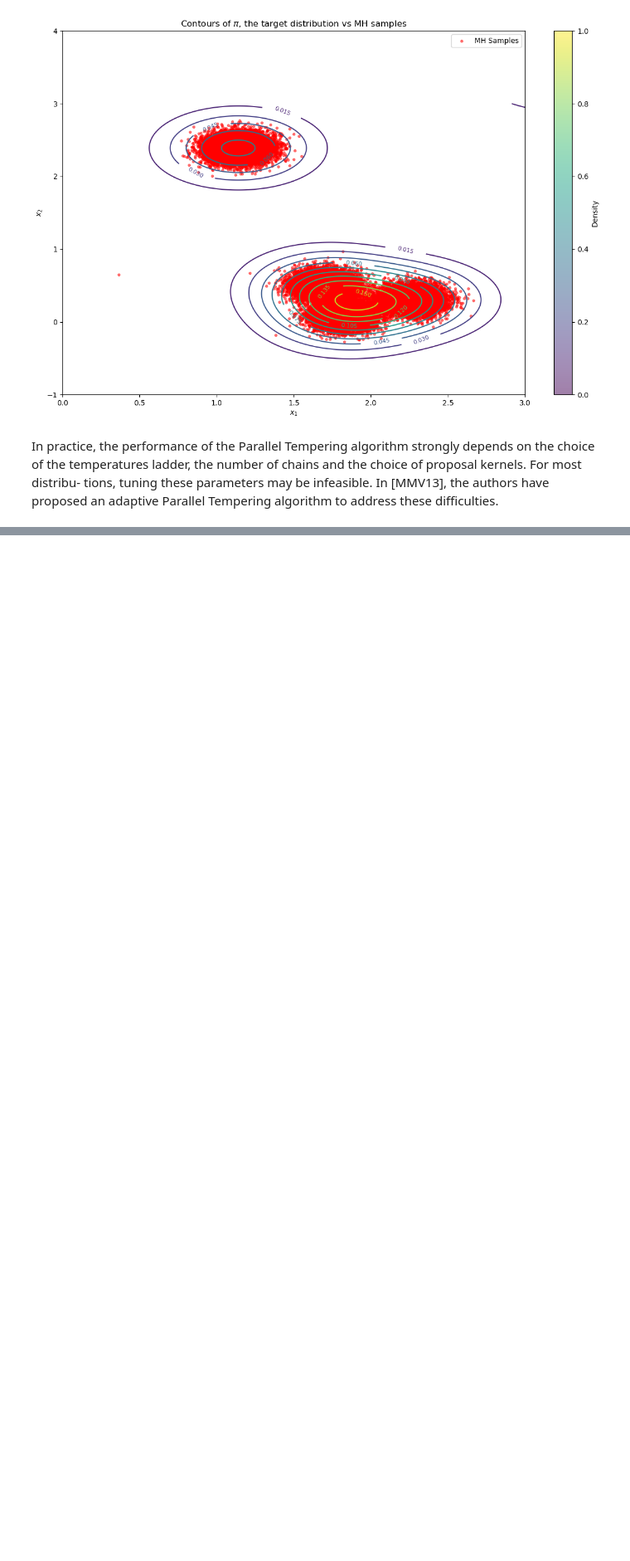
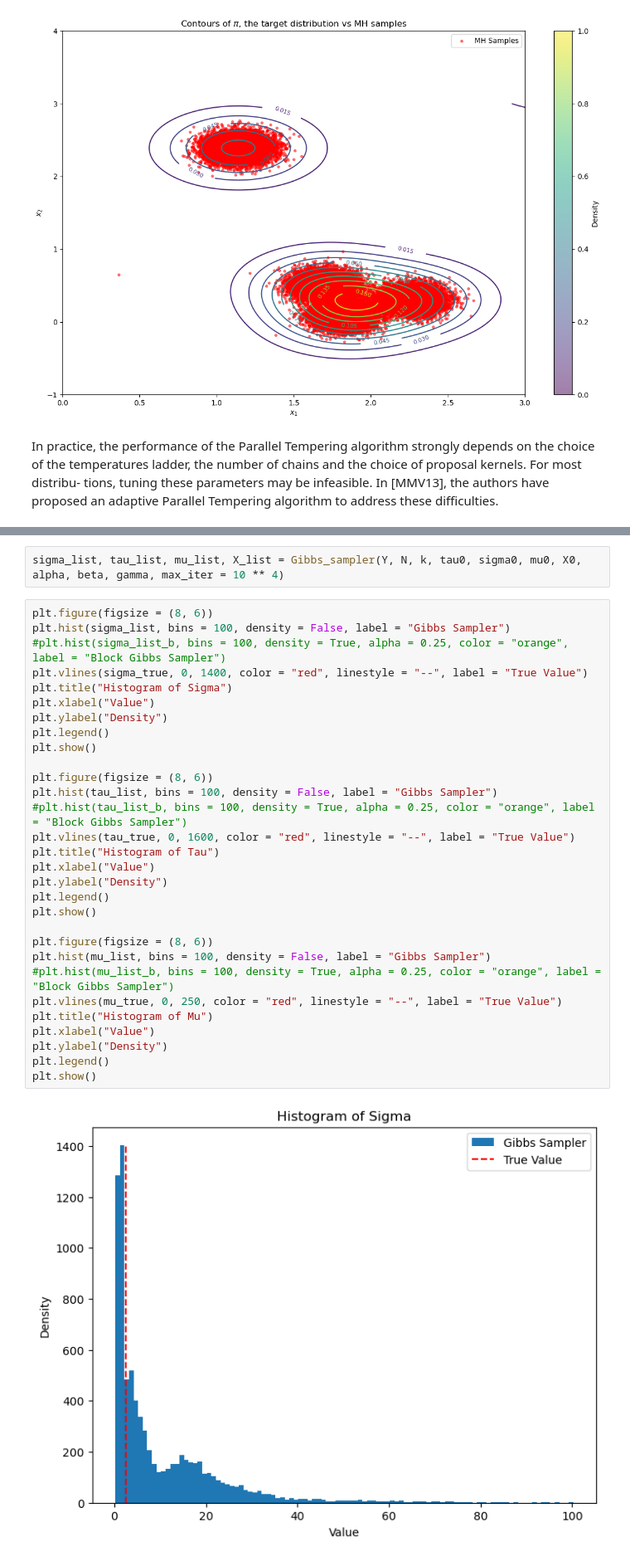
Before and after one commit to AugustinCablant/3A-class, a Jupyter notebook: Computational Statistics/TP4.ipynb, the cells around one changed output, grey strips where cells are left out. Shown at 83% size. Cells and saved outputs as stored; diff of their text form; blank space fills up the shorter version.

```diff
--- a/Computational Statistics/TP4.ipynb
+++ b/Computational Statistics/TP4.ipynb
@@ -674,0 +918,34 @@ x0.shape
+# %%
+sigma_list, tau_list, mu_list, X_list = Gibbs_sampler(Y, N, k, tau0, sigma0, mu0, X0, alpha, beta, gamma, max_iter = 10 ** 4)
+# %%
+plt.figure(figsize = (8, 6))
+plt.hist(sigma_list, bins = 100, density = False, label = "Gibbs Sampler")
+#plt.hist(sigma_list_b, bins = 100, density = True, alpha = 0.25, color = "orange", label = "Block Gibbs Sampler")
+plt.vlines(sigma_true, 0, 1400, color = "red", linestyle = "--", label = "True Value")
+plt.title("Histogram of Sigma")
+plt.xlabel("Value")
+plt.ylabel("Density")
+plt.legend()
+plt.show()
+
+plt.figure(figsize = (8, 6))
+plt.hist(tau_list, bins = 100, density = False, label = "Gibbs Sampler")
+#plt.hist(tau_list_b, bins = 100, density = True, alpha = 0.25, color = "orange", label = "Block Gibbs Sampler")
+plt.vlines(tau_true, 0, 1600, color = "red", linestyle = "--", label = "True Value")
+plt.title("Histogram of Tau")
+plt.xlabel("Value")
+plt.ylabel("Density")
+plt.legend()
+plt.show()
+
+plt.figure(figsize = (8, 6))
+plt.hist(mu_list, bins = 100, density = False, label = "Gibbs Sampler")
+#plt.hist(mu_list_b, bins = 100, density = True, alpha = 0.25, color = "orange", label = "Block Gibbs Sampler")
+plt.vlines(mu_true, 0, 250, color = "red", linestyle = "--", label = "True Value")
+plt.title("Histogram of Mu")
+plt.xlabel("Value")
+plt.ylabel("Density")
+plt.legend()
+plt.show()
+# %% [output]
+[figure, added]
```
Also changed, not shown: parts of 15 cells of this notebook, 1 other file.
